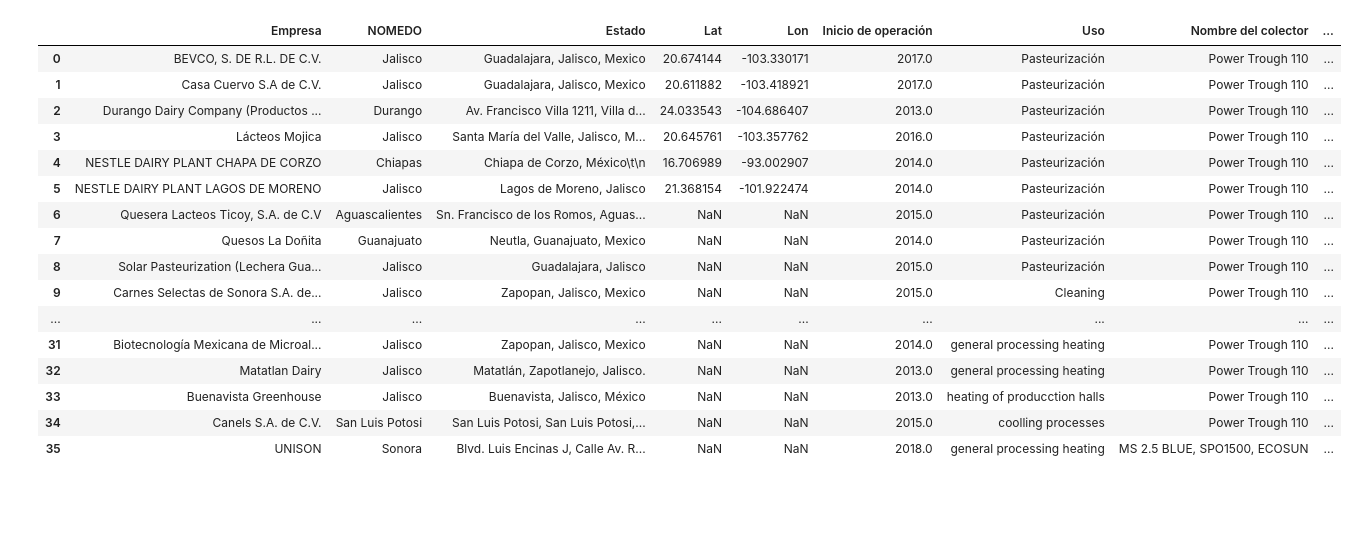
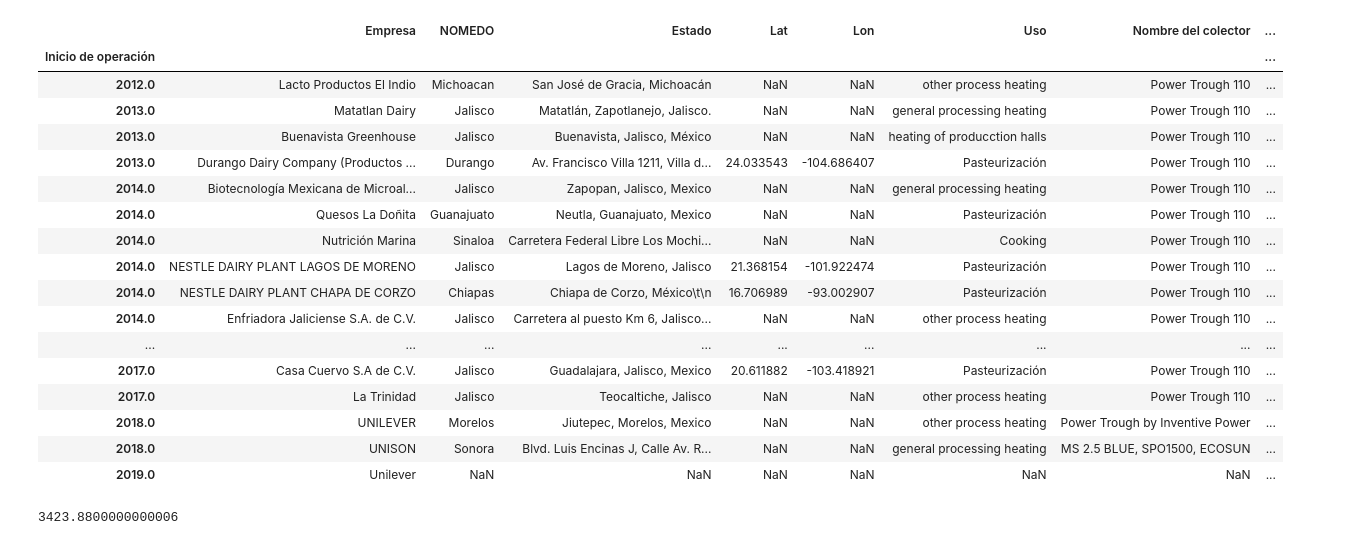
Before and after one commit to AltamarMx/ContandoHistoriasDatos_taller, a Jupyter notebook: notebooks/memo/001_PlantasSolares.ipynb, the cells around one changed output. Drawn from its saved outputs; the diff is of its cells as text; code cells hidden in the pictures; blank space fills up the shorter version.

Commit message:
proceso de eda

```diff
--- a/notebooks/memo/001_PlantasSolares.ipynb
+++ b/notebooks/memo/001_PlantasSolares.ipynb
@@ -3,23 +3,29 @@ import pandas as pd
 import matplotlib.pyplot as plt
 # %%
 f = '../../data/Plantas termosolares México.xlsx'
-df = pd.read_excel(f)
+df = pd.read_excel(f,index_col=5)
+df.sort_index(inplace=True)
 df
 # %% [output]
-|  | Empresa | NOMEDO | Estado | Lat | Lon | Inicio de operación | Uso | Nombre del colector | ... |
-| 0 | BEVCO, S. DE R.L. DE C.V. | Jalisco | Guadalajara, Jalisco, Mexico | 20.674144 | -103.330171 | 2017.0 | Pasteurización | Power Trough 110 | ... |
-| 1 | Casa Cuervo S.A de C.V. | Jalisco | Guadalajara, Jalisco, Mexico | 20.611882 | -103.418921 | 2017.0 | Pasteurización | Power Trough 110 | ... |
-| 2 | Durango Dairy Company (Productos ... | Durango | Av. Francisco Villa 1211, Villa d... | 24.033543 | -104.686407 | 2013.0 | Pasteurización | Power Trough 110 | ... |
-| 3 | Lácteos Mojica | Jalisco | Santa María del Valle, Jalisco, M... | 20.645761 | -103.357762 | 2016.0 | Pasteurización | Power Trough 110 | ... |
-| 4 | NESTLE DAIRY PLANT CHAPA DE CORZO | Chiapas | Chiapa de Corzo, México\t\n | 16.706989 | -93.002907 | 2014.0 | Pasteurización | Power Trough 110 | ... |
-| 5 | NESTLE DAIRY PLANT LAGOS DE MORENO | Jalisco | Lagos de Moreno, Jalisco | 21.368154 | -101.922474 | 2014.0 | Pasteurización | Power Trough 110 | ... |
-| 6 | Quesera Lacteos Ticoy, S.A. de C.V | Aguascalientes | Sn. Francisco de los Romos, Aguas... | NaN | NaN | 2015.0 | Pasteurización | Power Trough 110 | ... |
-| 7 | Quesos La Doñita | Guanajuato | Neutla, Guanajuato, Mexico | NaN | NaN | 2014.0 | Pasteurización | Power Trough 110 | ... |
-| 8 | Solar Pasteurization (Lechera Gua... | Jalisco | Guadalajara, Jalisco | NaN | NaN | 2015.0 | Pasteurización | Power Trough 110 | ... |
-| 9 | Carnes Selectas de Sonora S.A. de... | Jalisco | Zapopan, Jalisco, Mexico | NaN | NaN | 2015.0 | Cleaning | Power Trough 110 | ... |
-| ... | ... | ... | ... | ... | ... | ... | ... | ... | ... |
-| 31 | Biotecnología Mexicana de Microal... | Jalisco | Zapopan, Jalisco, Mexico | NaN | NaN | 2014.0 | general processing heating | Power Trough 110 | ... |
-| 32 | Matatlan Dairy | Jalisco | Matatlán, Zapotlanejo, Jalisco. | NaN | NaN | 2013.0 | general processing heating | Power Trough 110 | ... |
-| 33 | Buenavista Greenhouse | Jalisco | Buenavista, Jalisco, México | NaN | NaN | 2013.0 | heating of producction halls | Power Trough 110 | ... |
-| 34 | Canels S.A. de C.V. | San Luis Potosi | San Luis Potosi, San Luis Potosi,... | NaN | NaN | 2015.0 | coolling processes | Power Trough 110 | ... |
-| 35 | UNISON | Sonora | Blvd. Luis Encinas J, Calle Av. R... | NaN | NaN | 2018.0 | general processing heating | MS 2.5 BLUE, SPO1500, ECOSUN | ... |
+|  | Empresa | NOMEDO | Estado | Lat | Lon | Uso | Nombre del colector | ... |
+| Inicio de operación |  |  |  |  |  |  |  | ... |
+| 2012.0 | Lacto Productos El Indio | Michoacan | San José de Gracia, Michoacán | NaN | NaN | other process heating | Power Trough 110 | ... |
+| 2013.0 | Matatlan Dairy | Jalisco | Matatlán, Zapotlanejo, Jalisco. | NaN | NaN | general processing heating | Power Trough 110 | ... |
+| 2013.0 | Buenavista Greenhouse | Jalisco | Buenavista, Jalisco, México | NaN | NaN | heating of producction halls | Power Trough 110 | ... |
+| 2013.0 | Durango Dairy Company (Productos ... | Durango | Av. Francisco Villa 1211, Villa d... | 24.033543 | -104.686407 | Pasteurización | Power Trough 110 | ... |
+| 2014.0 | Biotecnología Mexicana de Microal... | Jalisco | Zapopan, Jalisco, Mexico | NaN | NaN | general processing heating | Power Trough 110 | ... |
+| 2014.0 | Quesos La Doñita | Guanajuato | Neutla, Guanajuato, Mexico | NaN | NaN | Pasteurización | Power Trough 110 | ... |
+| 2014.0 | Nutrición Marina | Sinaloa | Carretera Federal Libre Los Mochi... | NaN | NaN | Cooking | Power Trough 110 | ... |
+| 2014.0 | NESTLE DAIRY PLANT LAGOS DE MORENO | Jalisco | Lagos de Moreno, Jalisco | 21.368154 | -101.922474 | Pasteurización | Power Trough 110 | ... |
+| 2014.0 | NESTLE DAIRY PLANT CHAPA DE CORZO | Chiapas | Chiapa de Corzo, México\t\n | 16.706989 | -93.002907 | Pasteurización | Power Trough 110 | ... |
+| 2014.0 | Enfriadora Jaliciense S.A. de C.V. | Jalisco | Carretera al puesto Km 6, Jalisco... | NaN | NaN | other process heating | Power Trough 110 | ... |
+| ... | ... | ... | ... | ... | ... | ... | ... | ... |
+| 2017.0 | Casa Cuervo S.A de C.V. | Jalisco | Guadalajara, Jalisco, Mexico | 20.611882 | -103.418921 | Pasteurización | Power Trough 110 | ... |
+| 2017.0 | La Trinidad | Jalisco | Teocaltiche, Jalisco | NaN | NaN | other process heating | Power Trough 110 | ... |
+| 2018.0 | UNILEVER | Morelos | Jiutepec, Morelos, Mexico | NaN | NaN | other process heating | Power Trough by Inventive Power | ... |
+| 2018.0 | UNISON | Sonora | Blvd. Luis Encinas J, Calle Av. R... | NaN | NaN | general processing heating | MS 2.5 BLUE, SPO1500, ECOSUN | ... |
+| 2019.0 | Unilever | NaN | NaN | NaN | NaN | NaN | NaN | ... |
+# %%
+df['Installed thermal power , kWth'].sum()
+# %% [output]
+3423.8800000000006
```
Also changed, not shown: parts of 6 cells of this notebook.
